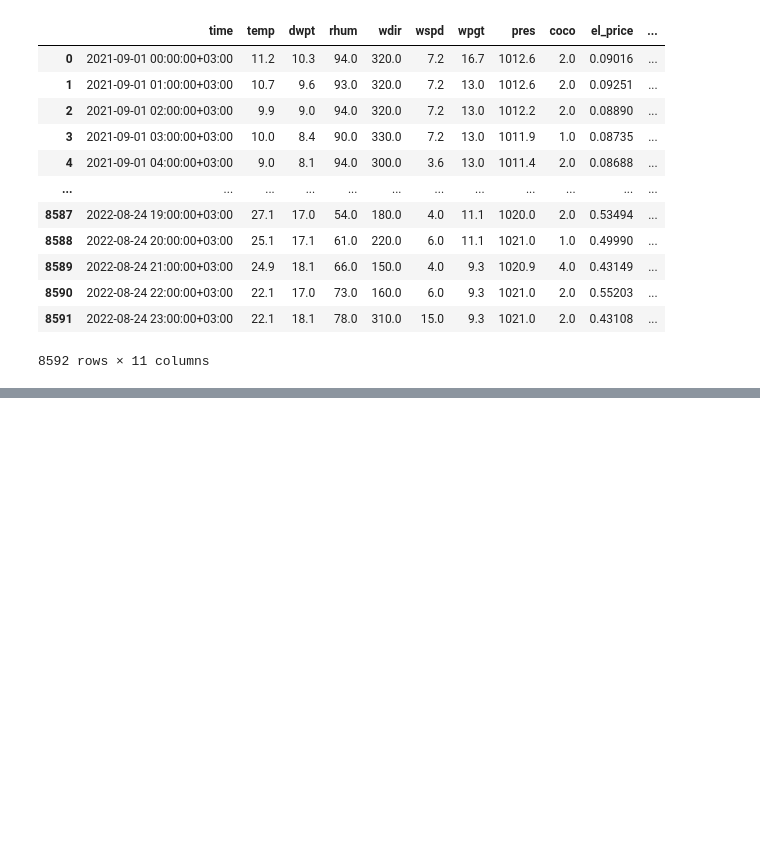
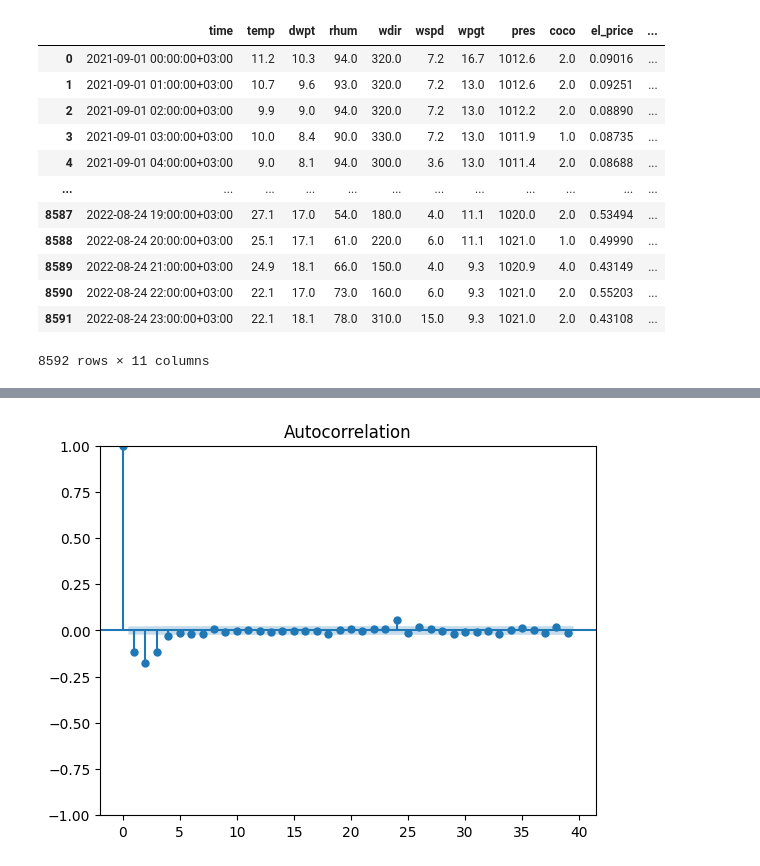
Before and after one commit to karolinasamasev/DS_project, a Jupyter notebook: code.ipynb, the cells around one changed output, grey strips where cells are left out. Saved outputs shown, nothing was run; the diff lists cells and outputs as text; code cells hidden in the pictures; blank space fills up the shorter version.

```diff
--- a/code.ipynb
+++ b/code.ipynb
@@ -244,0 +388,7 @@ models
+# %%
+olsr_resid_diff_1 = olsr_results.resid.diff()
+olsr_resid_diff_1 = olsr_resid_diff_1.dropna()
+tsa.plot_acf(olsr_resid_diff_1, alpha=0.05)
+plt.show()
+# %% [output]
+[figure, added]
```
Also changed, not shown: parts of 21 cells of this notebook, 10 other files.
